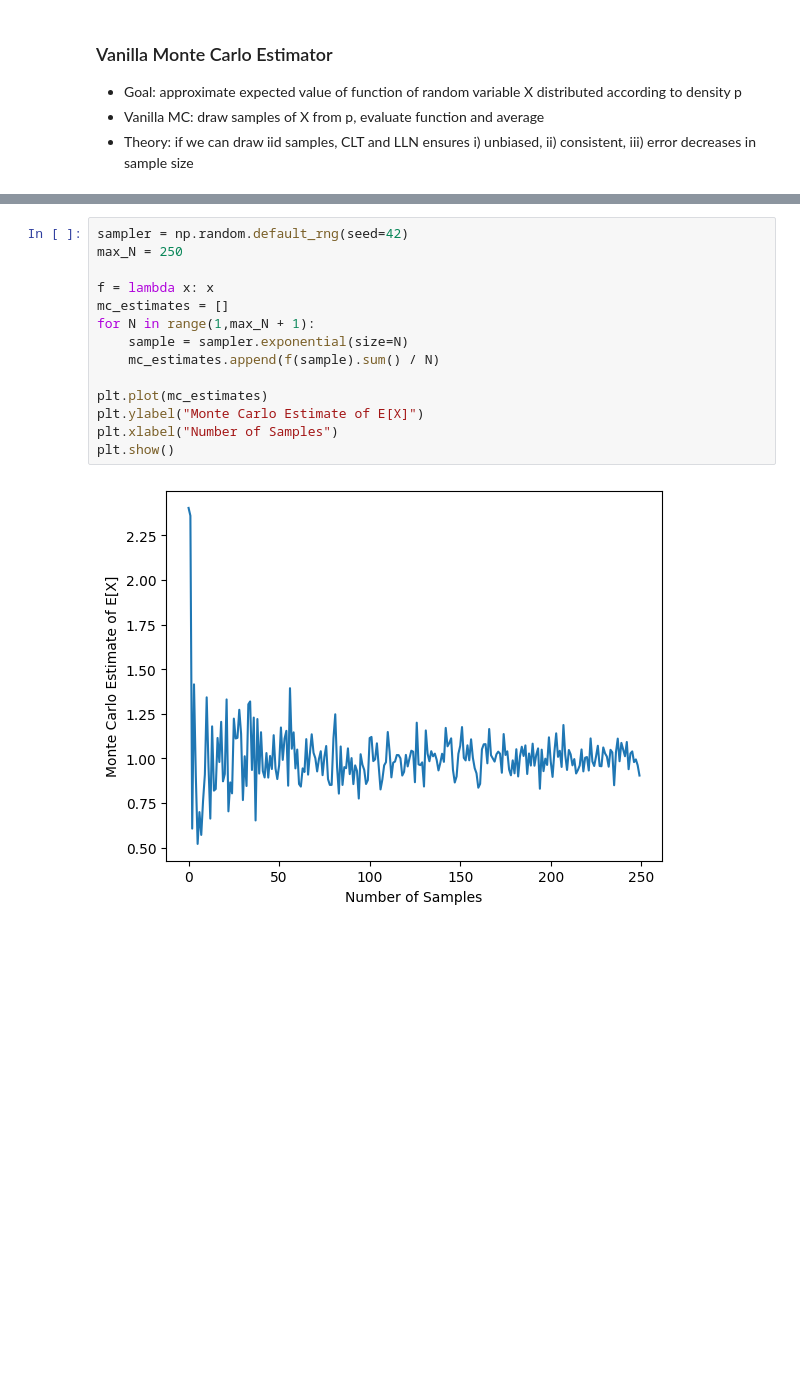
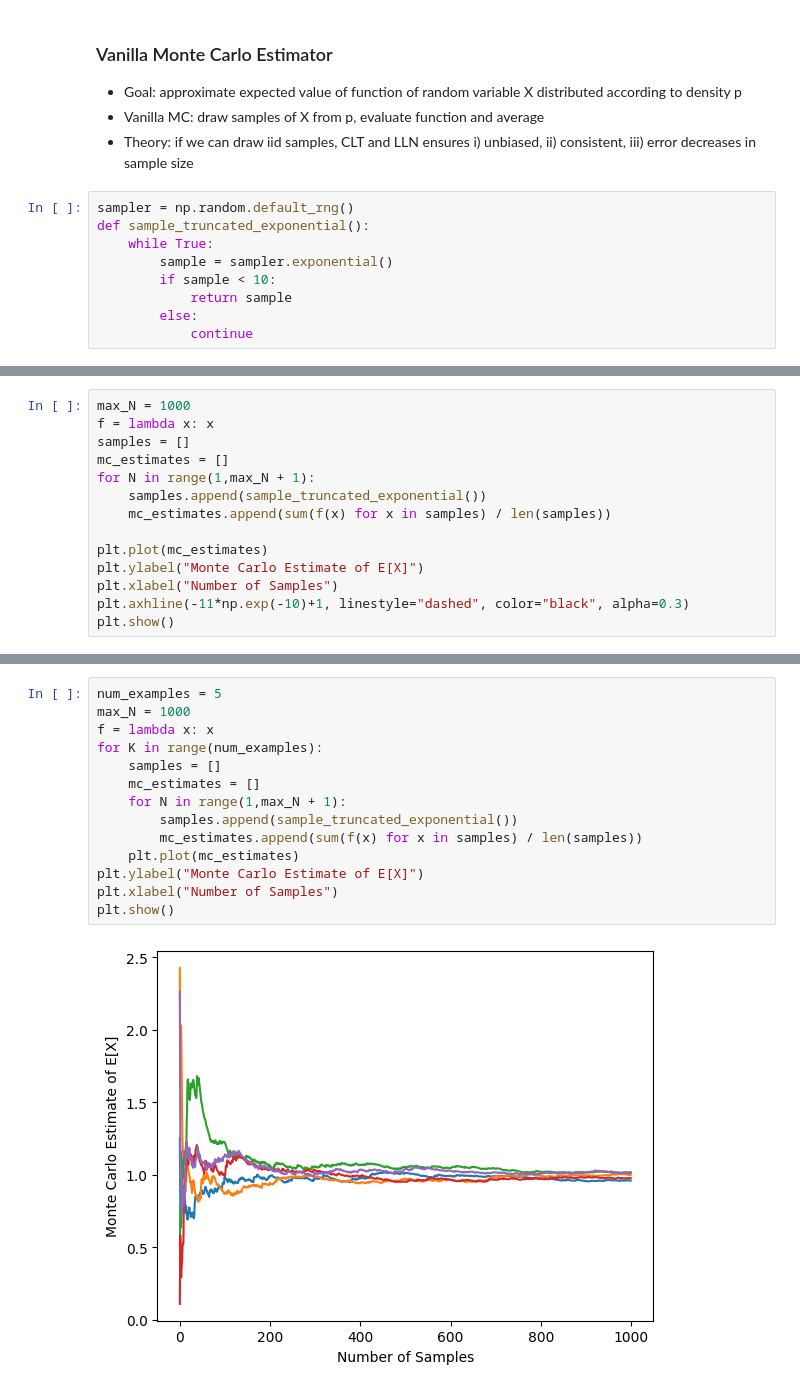
Before and after one commit to tuphs28/MLMI-Notes, a Jupyter notebook: CSML/monte_carlo_methods.ipynb, the cells around one changed output, grey strips where cells are left out. Saved outputs shown, nothing was run; the diff lists cells and outputs as text; blank space fills up the shorter version.

```diff
--- a/CSML/monte_carlo_methods.ipynb
+++ b/CSML/monte_carlo_methods.ipynb
@@ -6,3 +6,12 @@ import matplotlib.pyplot as plt
 - Goal: approximate expected value of function of random variable X distributed according to density p
 - Vanilla MC: draw samples of X from p, evaluate function and average
 - Theory: if we can draw iid samples, CLT and LLN ensures i) unbiased, ii) consistent, iii) error decreases in sample size
+# %%
+sampler = np.random.default_rng()
+def sample_truncated_exponential():
+    while True:
+        sample = sampler.exponential()
+        if sample < 10:
+            return sample
+        else:
+            continue
@@ -8,0 +25,14 @@ import matplotlib.pyplot as plt
+# %%
+max_N = 1000
+f = lambda x: x
+samples = []
+mc_estimates = []
+for N in range(1,max_N + 1):
+    samples.append(sample_truncated_exponential())
+    mc_estimates.append(sum(f(x) for x in samples) / len(samples))
+
+plt.plot(mc_estimates)
+plt.ylabel("Monte Carlo Estimate of E[X]")
+plt.xlabel("Number of Samples")
+plt.axhline(-11*np.exp(-10)+1, linestyle="dashed", color="black", alpha=0.3)
+plt.show()
@@ -9,16 +41,16 @@ import matplotlib.pyplot as plt
 # %%
-sampler = np.random.default_rng(seed=42)
-max_N = 250
-
+num_examples = 5
+max_N = 1000
 f = lambda x: x
-mc_estimates = []
-for N in range(1,max_N + 1):
-    sample = sampler.exponential(size=N)
-    mc_estimates.append(f(sample).sum() / N)
-
-plt.plot(mc_estimates)
+for K in range(num_examples):
+    samples = []
+    mc_estimates = []
+    for N in range(1,max_N + 1):
+        samples.append(sample_truncated_exponential())
+        mc_estimates.append(sum(f(x) for x in samples) / len(samples))
+    plt.plot(mc_estimates)
 plt.ylabel("Monte Carlo Estimate of E[X]")
 plt.xlabel("Number of Samples")
 plt.show()
 # %% [output]
-[figure, old version]
+[figure, new version]
```
Also changed, not shown: parts of 21 cells of this notebook.
